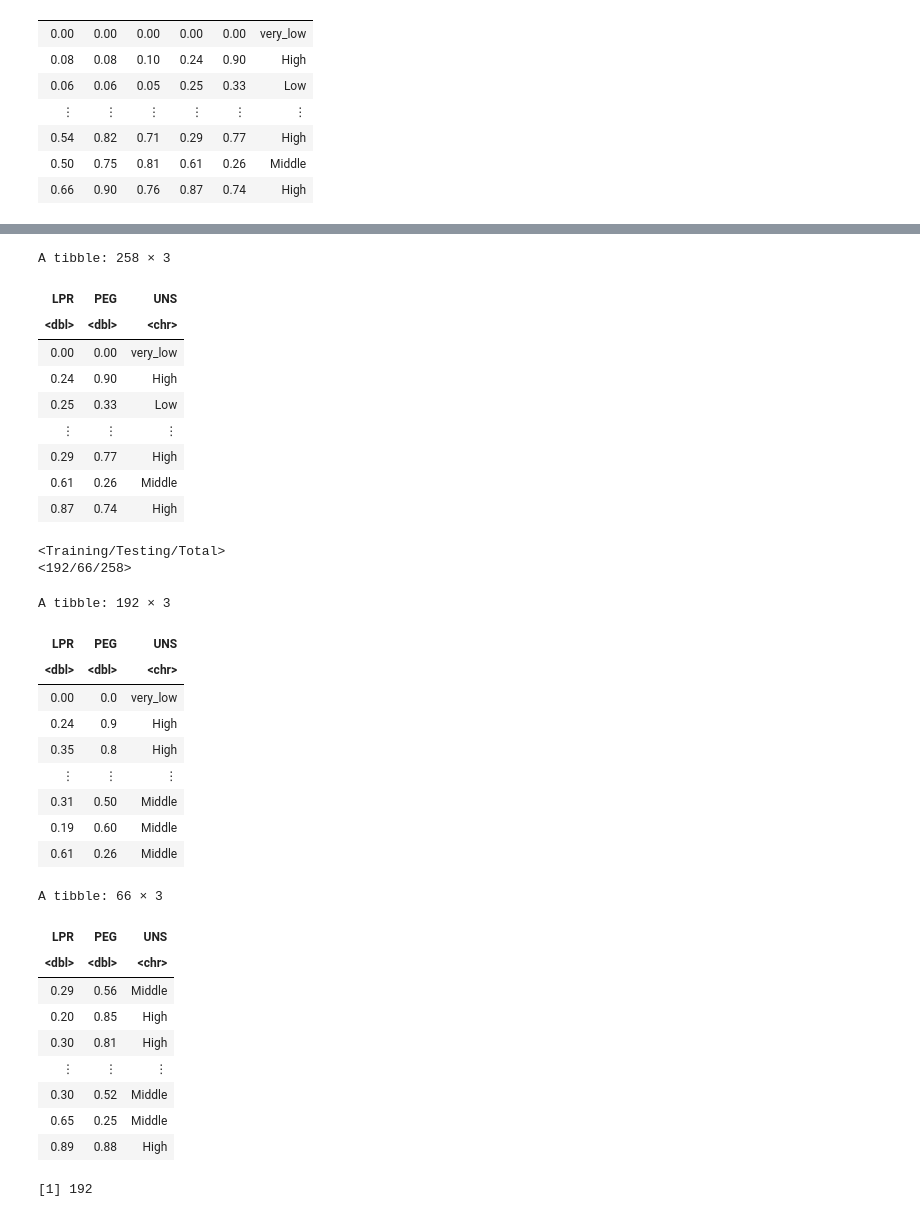
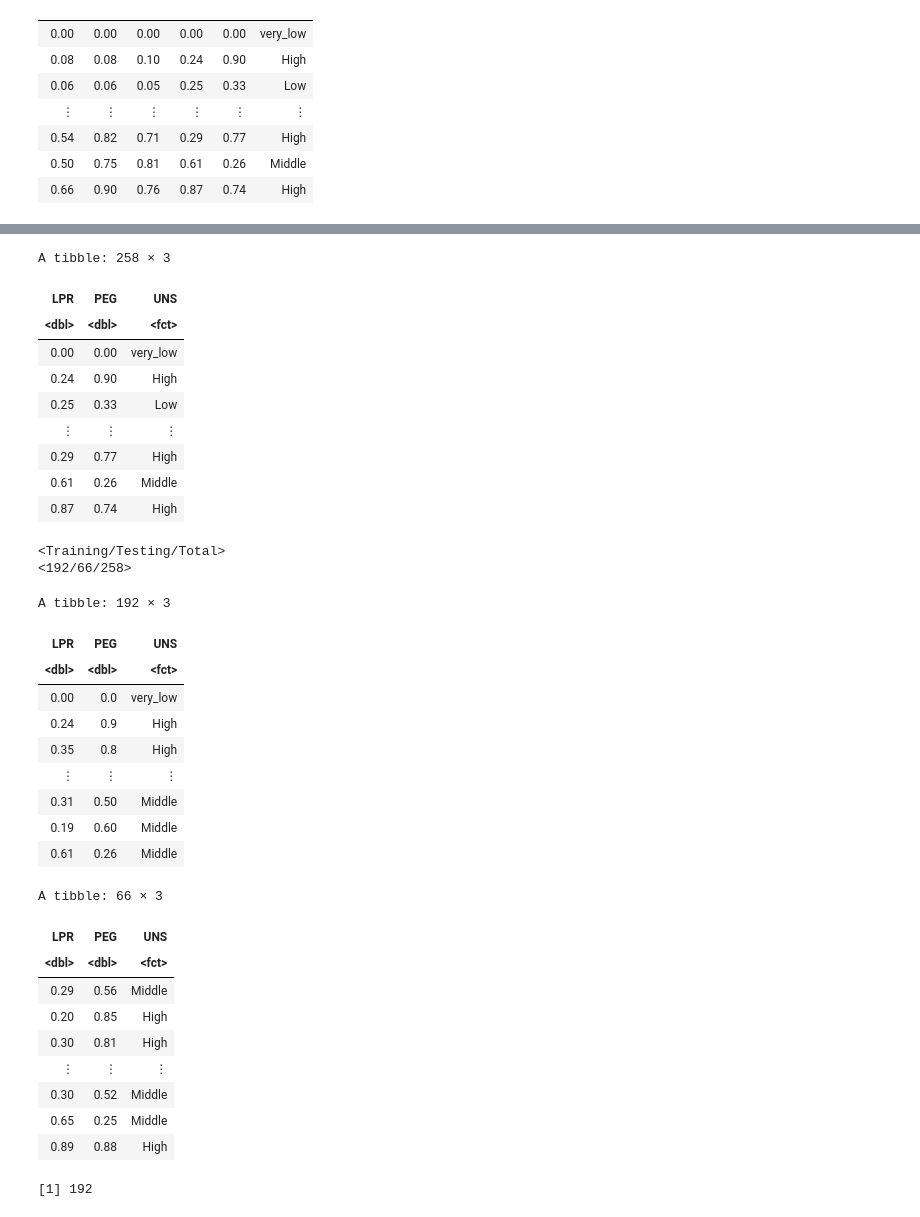
Before and after one commit to Anson-Chan-HK/DSCI-100-2023S1-4-PROJECT, a Jupyter notebook: proposal_project.ipynb, the cells around one changed output, grey strips where cells are left out. Saved outputs shown, nothing was run; the diff lists cells and outputs as text; code cells hidden in the pictures.

Commit message:
Changed UNS into a categorical variable and added summary for classes for UNS and what they are in percentage of overall data

```diff
--- a/proposal_project.ipynb
+++ b/proposal_project.ipynb
@@ -55,3 +55,7 @@ A tibble: 258 × 6
 | 0.54 | 0.82 | 0.71 | 0.29 | 0.77 | High |
 | 0.50 | 0.75 | 0.81 | 0.61 | 0.26 | Middle |
 | 0.66 | 0.90 | 0.76 | 0.87 | 0.74 | High |
+# %%
+#cleaning the data
+modeling_data_mutated <- mutate(modeling_data, UNS = as_factor(UNS))
+modeling_data_mutated
@@ -58,11 +73,11 @@ A tibble: 258 × 6
 # %%
 #cleaning the data
-modeling_data_selected <- select(modeling_data, LPR, PEG, UNS)
+modeling_data_selected <- select(modeling_data_mutated, LPR, PEG, UNS)
 modeling_data_selected
 # %% [output]
 A tibble: 258 × 3
 | LPR | PEG | UNS |
-| <dbl> | <dbl> | <chr> |
+| <dbl> | <dbl> | <fct> |
 | 0.00 | 0.00 | very_low |
 | 0.24 | 0.90 | High |
 | 0.25 | 0.33 | Low |
@@ -86,7 +101,7 @@ modeling_testing
 <192/66/258>
 A tibble: 192 × 3
 | LPR | PEG | UNS |
-| <dbl> | <dbl> | <chr> |
+| <dbl> | <dbl> | <fct> |
 | 0.00 | 0.0 | very_low |
 | 0.24 | 0.9 | High |
 | 0.35 | 0.8 | High |
@@ -96,7 +111,7 @@ A tibble: 192 × 3
 | 0.61 | 0.26 | Middle |
 A tibble: 66 × 3
 | LPR | PEG | UNS |
-| <dbl> | <dbl> | <chr> |
+| <dbl> | <dbl> | <fct> |
 | 0.29 | 0.56 | Middle |
 | 0.20 | 0.85 | High |
 | 0.30 | 0.81 | High |
```
Also changed, not shown: parts of 4 cells of this notebook.
